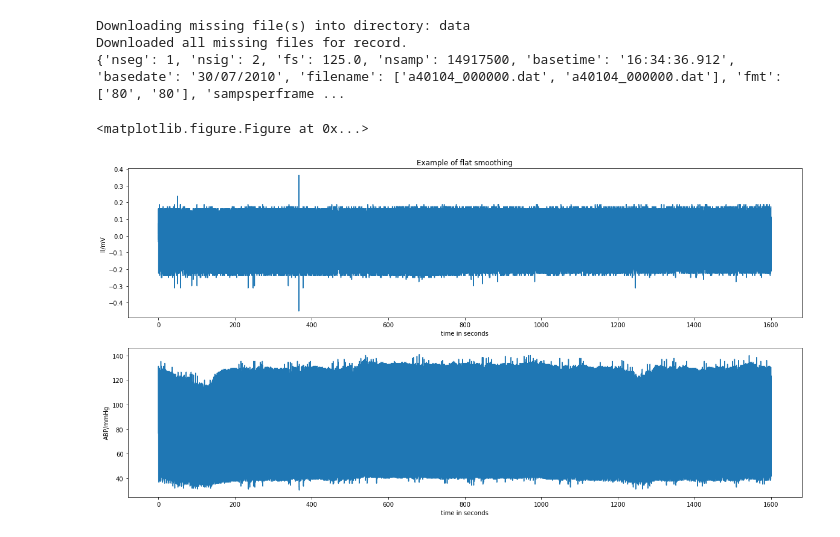
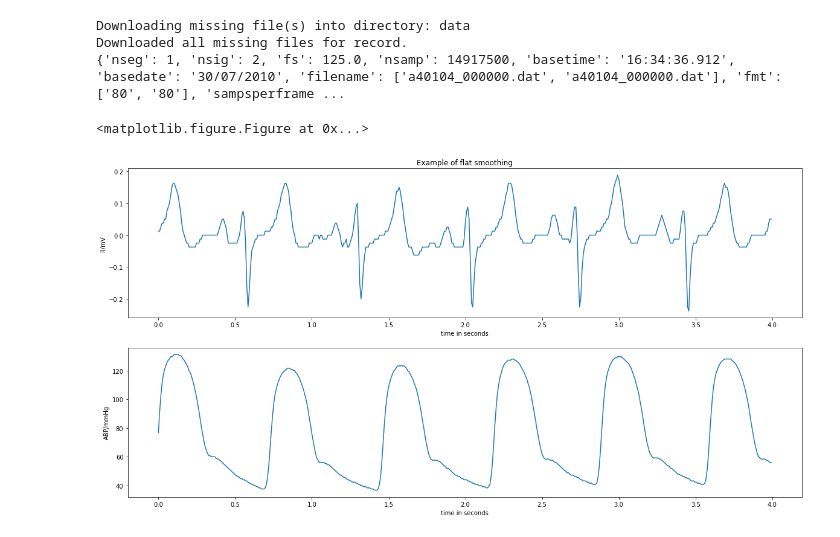
Before and after one commit to Dubrzr/mimic, a Jupyter notebook: RR - Heartbeat rate.ipynb, the cells around one changed output. Cells and saved outputs as stored; diff of their text form; code cells hidden in the pictures.

```diff
--- a/RR - Heartbeat rate.ipynb
+++ b/RR - Heartbeat rate.ipynb
@@ -14,9 +14,9 @@ Downloading missing file(s) into directory: data
 Downloaded all missing files for record.
 {'nseg': 1, 'nsig': 2, 'fs': 125.0, 'nsamp': 14917500, 'basetime': '16:34:36.912', 'basedate': '30/07/2010', 'filename': ['a40104_000000.dat', 'a40104_000000.dat'], 'fmt': ['80', '80'], 'sampsperframe ...
 # %%
-sig1 = sig[:200000]
+sig1 = sig[:500]
 myplot(sig1, fields, title='Example of flat smoothing')
 # %% [output]
 <matplotlib.figure.Figure at 0x...>
-[figure, old version]
+[figure, new version]
 # %%
```
Also changed, not shown: parts of 1 cell of this notebook.
